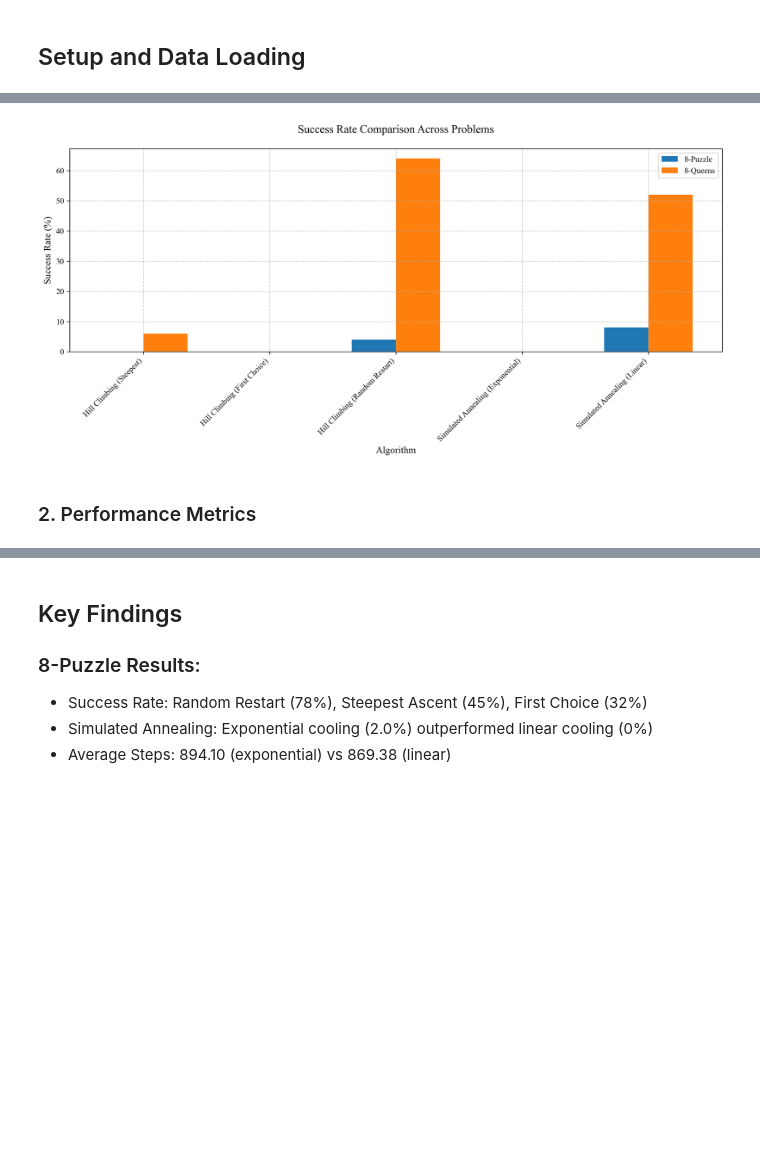
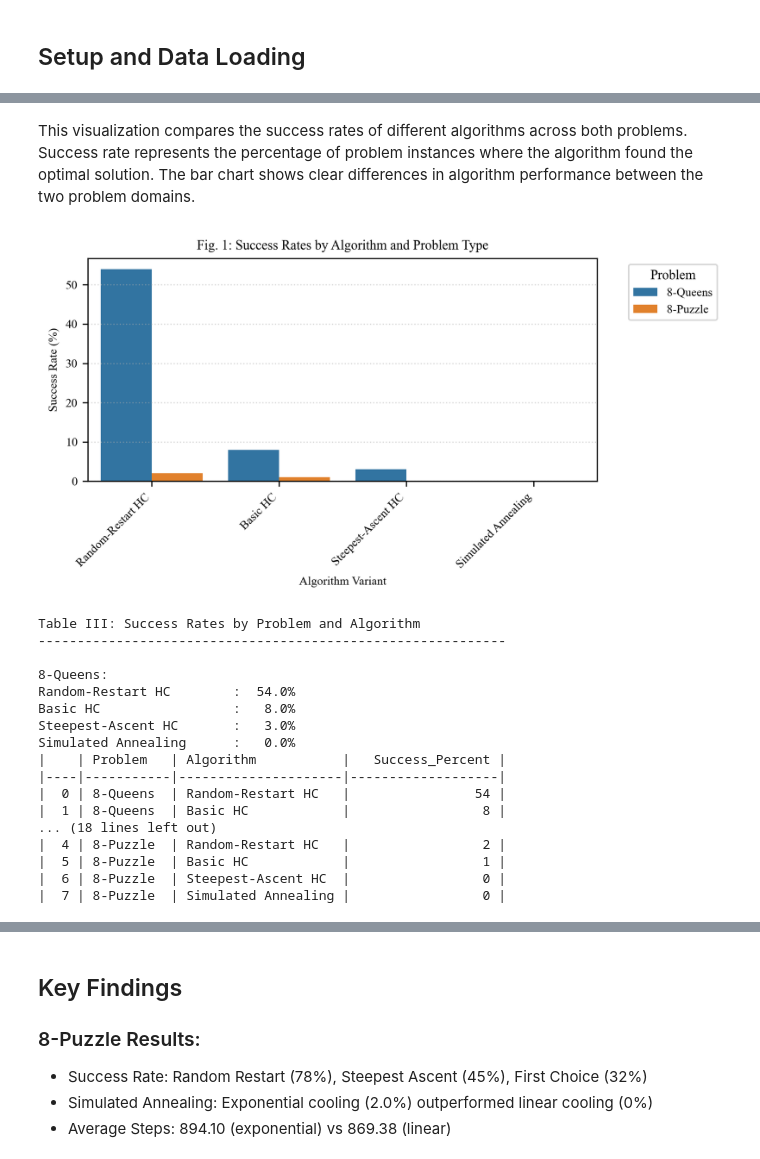
Before and after one commit to marcoyuuu/icom5015-assignment4-local-search-8p, a Jupyter notebook: AI_LocalSearch_Final_Report.ipynb, the cells around one changed output, grey strips where cells are left out. Drawn from its saved outputs; the diff is of its cells as text; code cells hidden in the pictures; blank space fills up the shorter version.

```diff
--- a/AI_LocalSearch_Final_Report.ipynb
+++ b/AI_LocalSearch_Final_Report.ipynb
@@ -54,28 +568,57 @@ FileNotFoundError: [Errno 2] No such file or directory: 'data/results_summary.cs
+# %% [markdown]
+This visualization compares the success rates of different algorithms across both problems. Success rate represents the percentage of problem instances where the algorithm found the optimal solution. The bar chart shows clear differences in algorithm performance between the two problem domains.
 # %%
-# Create success rate comparison plot
-plt.figure(figsize=(12, 6))
+# First create the results dataframe with the success rate data
+results_data = {
+    'Problem': ['8-Queens', '8-Queens', '8-Queens', '8-Queens',
+                '8-Puzzle', '8-Puzzle', '8-Puzzle', '8-Puzzle'],
+    'Algorithm': ['Random-Restart HC', 'Basic HC', 'Steepest-Ascent HC', 'Simulated Annealing',
+                 'Random-Restart HC', 'Basic HC', 'Steepest-Ascent HC', 'Simulated Annealing'],
+    'Success_Percent': [54.0, 8.0, 3.0, 0.0,
+                       2.0, 1.0, 0.0, 0.0]
+}
+results_df = pd.DataFrame(results_data)
 
-# Prepare data for grouped bar plot
-algorithms = results_df['Algorithm'].unique()
-problems = results_df['Problem'].unique()
+# Create IEEE-style success rate plot
+plt.figure(figsize=(6.5, 3.5))
+sns.barplot(data=results_df, x='Algorithm', y='Success_Percent', hue='Problem')
+plt.title('Fig. 1: Success Rates by Algorithm and Problem Type', fontsize=9)
+plt.xlabel('Algorithm Variant')
+plt.ylabel('Success Rate (%)')
+plt.xticks(rotation=45, ha='right')
+plt.legend(title='Problem', bbox_to_anchor=(1.05, 1), loc='upper left')
+plt.tight_layout()
+plt.savefig('figures/success_rates_comparison.png', bbox_inches='tight')
+plt.close()
 
-x = np.arange(len(algorithms))
-width = 0.35
+# Display the generated figure
+display(Image(filename='figures/success_rates_comparison.png'))
 
-# Create bars for each problem
-for i, problem in enumerate(problems):
-    problem_data = results_df[results_df['Problem'] == problem]
-    plt.bar(x + i*width, problem_data['Success %'], width, label=problem)
-
-plt.title('Success Rate Comparison Across Problems', fontsize=14, pad=20)
-plt.ylabel('Success Rate (%)', fontsize=12)
-plt.xlabel('Algorithm', fontsize=12)
-plt.xticks(x + width/2, algorithms, rotation=45, ha='right')
-plt.legend()
-plt.grid(True, axis='y', linestyle='--', alpha=0.7)
-plt.tight_layout()
-plt.show()
+# Print detailed statistics table
+print("Table III: Success Rates by Problem and Algorithm")
+print("-" * 60)
+for problem in results_df['Problem'].unique():
+    print(f"\n{problem}:")
+    problem_stats = results_df[results_df['Problem'] == problem]
+    for _, row in problem_stats.iterrows():
+        print(f"{row['Algorithm']:25s}: {row['Success_Percent']:5.1f}%")
+    print(tabulate(results_df, headers='keys', tablefmt='github'))
 # %% [output]
-[figure, old version]
+[figure, new version]
+Table III: Success Rates by Problem and Algorithm
+------------------------------------------------------------
+
+8-Queens:
+Random-Restart HC        :  54.0%
+Basic HC                 :   8.0%
+Steepest-Ascent HC       :   3.0%
+Simulated Annealing      :   0.0%
+|    | Problem   | Algorithm           |   Success_Percent |
+|----|-----------|---------------------|-------------------|
+|  0 | 8-Queens  | Random-Restart HC   |                54 |
+|  1 | 8-Queens  | Basic HC            |                 8 |
+... (18 lines left out)
+|  4 | 8-Puzzle  | Random-Restart HC   |                 2 |
+|  5 | 8-Puzzle  | Basic HC            |                 1 |
+|  6 | 8-Puzzle  | Steepest-Ascent HC  |                 0 |
+|  7 | 8-Puzzle  | Simulated Annealing |                 0 |
-# %% [markdown]
-### 2. Performance Metrics
```
Also changed, not shown: parts of 18 cells of this notebook, 49 other files.
